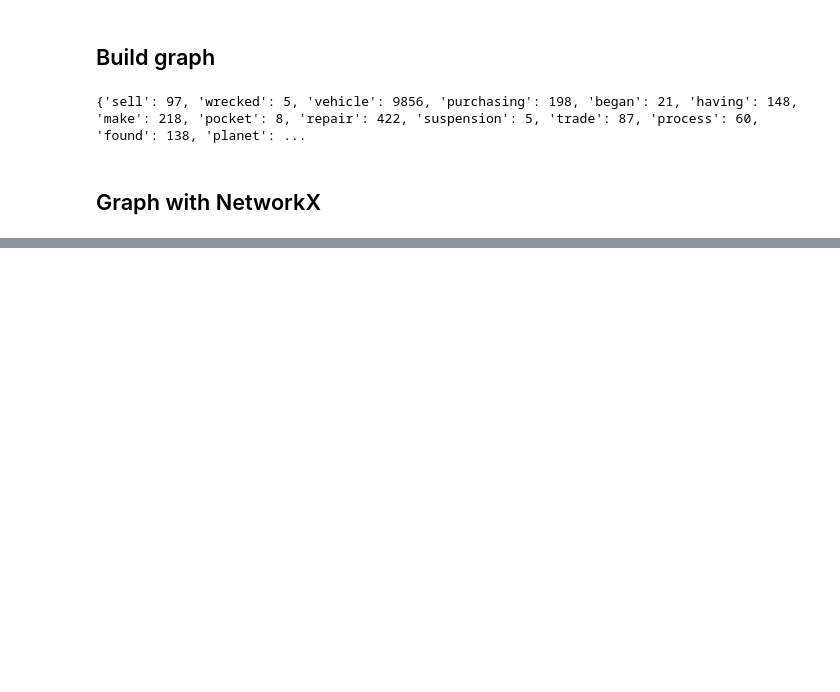
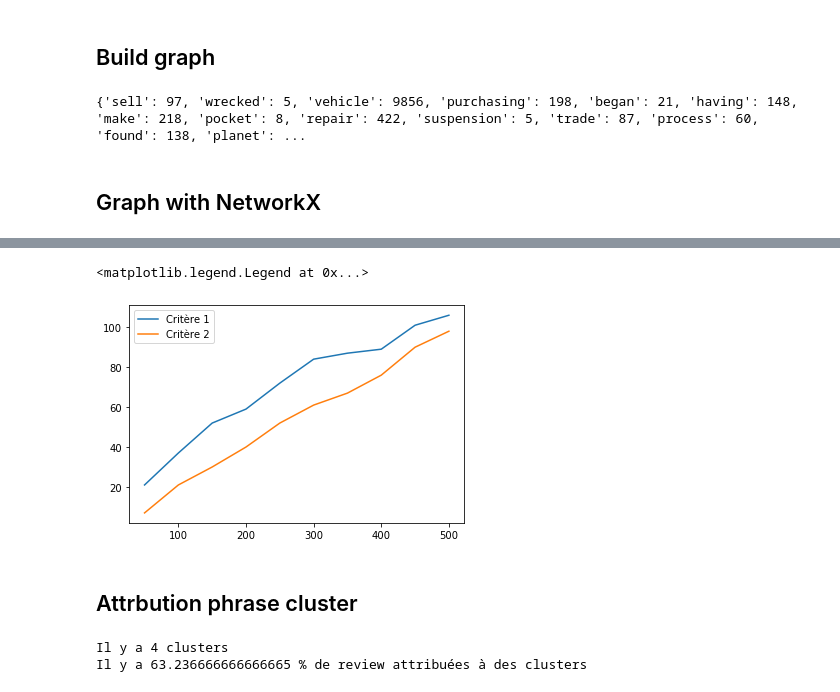
Before and after one commit to paulinegloumeau/BNPP_Sentiment_Analysis, a Jupyter notebook: VLF_Preprocessing.ipynb, the cells around one changed output, grey strips where cells are left out. Saved outputs shown, nothing was run; the diff lists cells and outputs as text; code cells hidden in the pictures; blank space fills up the shorter version.

```diff
--- a/VLF_Preprocessing.ipynb
+++ b/VLF_Preprocessing.ipynb
@@ -268,0 +443,51 @@ AttributeError: module 'community' has no attribute 'best_partition'
+# %%
+plt.plot(nb_words,clusters_1,label='Critère 1')
+plt.plot(nb_words,clusters_2, label="Critère 2")
+plt.legend()
+# %% [output]
+<matplotlib.legend.Legend at 0x...>
+[figure, added]
+# %% [markdown]
+## Attrbution phrase cluster
+# %%
+clusters = classes_labels(classes_finales3,100)
+def is_in_clusters(word):
+    res = False
+    index = 0
+    for i,classe in enumerate(clusters) :
+        for w in classe :
+            if word == w :
+                res = True
+                index = i
+                break
+    return res,index
+
+def attribute_cluster(row):
+    sentences = row['words_lemmatized']
+    cs = []
+    for sentence in sentences :
+        c = []
+        for word in sentence :
+
+            res,i = is_in_clusters(word)
+            if res :
+                c.append(i)
+            else :
+                c.append('None')
+        cs.append(c)
+    return c
+
+processed_df['clustered'] = processed_df.apply(attribute_cluster,axis=1)
+
+count = 0
+for review in processed_df['clustered']:
+    for sentence in review :
+
+        if sentence != 'None':
+            count += 1
+percentage = count/len(processed_df['clustered'])*100
+
+print("Il y a "+ str(percentage) + " % de review attribuées à des clusters")
+# %% [output]
+Il y a 4 clusters
+Il y a 63.236666666666665 % de review attribuées à des clusters
```
Also changed, not shown: parts of 20 cells of this notebook.
